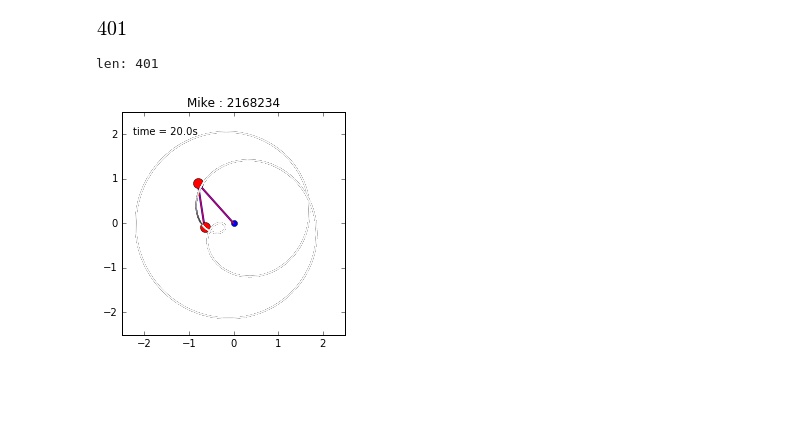
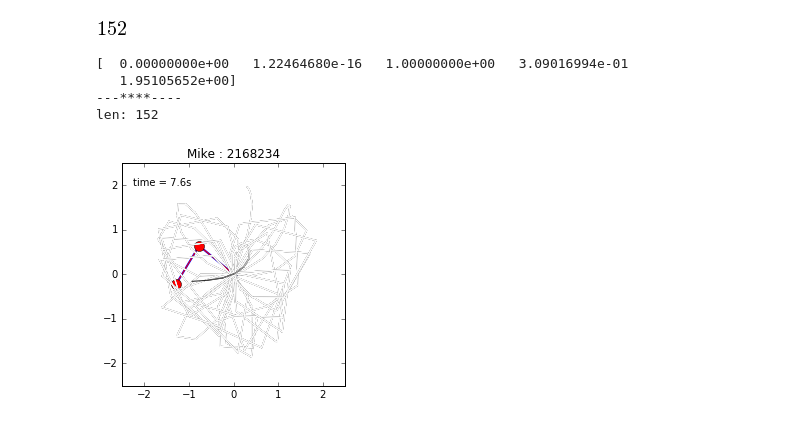
Before and after one commit to mikesneider/ModelamientoMatematico, a Jupyter notebook: DoublePendulum_Mike.ipynb, the cells around one changed output. Drawn from its saved outputs; the diff is of its cells as text; code cells hidden in the pictures; blank space fills up the shorter version.

```diff
--- a/DoublePendulum_Mike.ipynb
+++ b/DoublePendulum_Mike.ipynb
@@ -114,7 +118,7 @@ diffPhi2 = phi2[sym.diff(phi(t),t,t)]
 # %%
 #sustituyo en diffPhi2 en diffTheta2 y luego resuelvo
 diffTheta3 = sym.Eq(diffTheta2,sym.diff(theta(t),t,t))
-diffTheta2IN = diffTheta2.subs({(sym.diff(phi(t),t,t)): diffPhi2})
+diffTheta2IN = diffTheta3.subs({(sym.diff(phi(t),t,t)): diffPhi2})
 p3 = sym.solvers.solve([diffTheta2IN],[sym.diff(theta(t),t,t)])
 sym.simplify(p3)
 # %% [output]
@@ -133,14 +137,14 @@ p3_eq = p3[sym.diff(theta(t),t,t)]
 p4_eq = p4[sym.diff(phi(t),t,t)]
 # %%
 #defino las variables iniciales
-lon1 = 1.2
+lon1 = 1.0
 lon2 = 1.0
-ma1 = 2.0
-ma2 = 3.0
+ma1 = 1.0
+ma2 = 2.0
 gr  = 9.8
 args = [lon1,lon2,ma1,ma2,gr]
-time = [0.0,20.0,0.05] # inicio, final, dt
-ic   = [np.pi/2, np.pi*0.95, 0.0, 0.0] # pocision inicial, casi vertical
+time = [0.0,15.0,0.1] # inicio, final, dt
+ic   = [np.pi, 0.9*np.pi, 0.0, 0.0] # pocision inicial
 # %% [markdown]
 Pimero veo si es posible encontrar una solución *analítica* con dsolve
 # %%
@@ -257,12 +261,12 @@ dpdt,dqdt
 # %% [markdown]
 La ecuación de movimiento del pendulo doble No puede ser calculada [analíticamente](http://www.physics.usyd.edu.au/~wheat/preprints/DynamicsDoublePendulum.pdf) Para obtener las posiciones de las masas utilizo el método [Runge-Kutta](http://www.myphysicslab.com/runge_kutta.html) creando 4 ecuaciónes de primer orden y no dos ecuaciones de segundo orden
 # %%
-def equations(ti, Y):
+def equations(ti, T, args):
     #defino las ecuaciones de pendulo doble
-    a0 = Y[0] # Angulo theta
-    ao = Y[1] # Angulo Phi
-    d0 = Y[2] # Velocidad angular theta
-    do = Y[3] # Velocidad angular Phi
+    a0 = T[0] # Angulo theta
+    ao = T[1] # Angulo Phi
+    d0 = T[2] # Velocidad angular theta
+    do = T[3] # Velocidad angular Phi
     p_t = d0
     q_t = do
     dpdt_t = dpdt.subs({ theta(t): a0, phi(t): ao, sym.diff(phi(t),t): p_t, sym.diff(theta(t),t):q_t  })
@@ -292,7 +296,7 @@ def from_angle_to_xy(args,angles):
     return np.array([time,X1,Y1,X2,Y2]).T
 # %%
 def plot_last_seconds(data,index):
-    how_long = 0.6 # seconds
+    how_long = 1.0 # seconds
     n = int(how_long/time[2])
     to_plot = data[:index,:]
     if index < n:
@@ -320,6 +324,8 @@ ax = fig.add_subplot(111)
 
 line, = ax.plot([], [], 'o-', lw=2)
 t,x1,y1,x2,y2 = data_TXY[0]
+print(data_TXY[0])
+print("---****----")
 line1, = ax.plot([0.0,x1], [0.0,y1], 'r-')
 line2, = ax.plot([x1,x2], [y1,y2], 'r-')
 circ1, = ax.plot([x1], [y1], 'ro',markersize=10)
@@ -334,34 +340,38 @@ def init():
     line.set_data([], [])
     time_text.set_text('')
     return line, time_text
 
 
 def animate(i):
 
     pls = plot_last_seconds(data_TXY,i)
     t,x1,y1,x2,y2 = data_TXY[i]
+    #print(data_TXY[i],i)
     line1.set_data([0.0,x1],[0.0,y1])
     line2.set_data([x1,x2],[y1,y2])
     circ1.set_data([x1],[y1])
     circ2.set_data([x2],[y2])
     ax.set_title("Mike : 2168234")
     fig.canvas.draw()
 
     thisx = [0, x1, x2]
     thisy = [0, y1, y2]
     line.set_data(thisx, thisy)
     time_text.set_text(time_template % (i*dt))
     return line, time_text
 
 print("len: " + str(len(data_TXY)))
 ani = animation.FuncAnimation(fig, animate, np.arange(1, len(data_TXY)),
                               interval=25,
                               blit=True,
                               init_func=init)
 
-ani.save('double_pendulum_Mike_def.mp4', fps=15)
+ani.save('double_pendulum_.mp4', fps=20)
 plt.show()
 # %% [output]
-len: 401
+[  0.00000000e+00   1.22464680e-16   1.00000000e+00   3.09016994e-01
+   1.95105652e+00]
+---****----
+len: 152
-[figure, old version]
+[figure, new version]
 # %%
```
Also changed, not shown: parts of 11 cells of this notebook.
